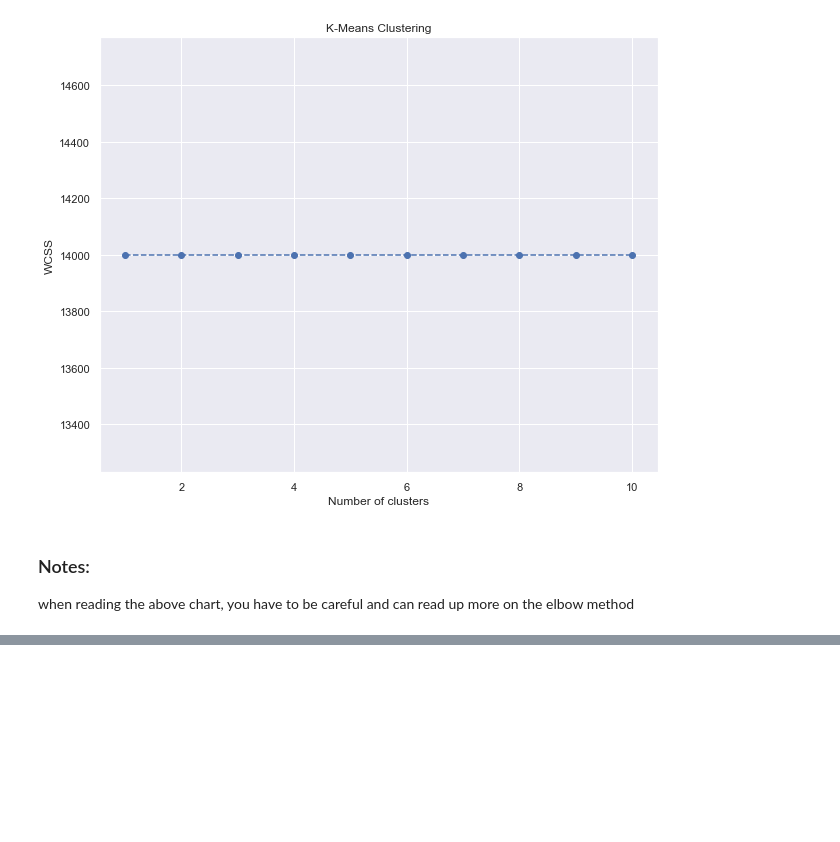
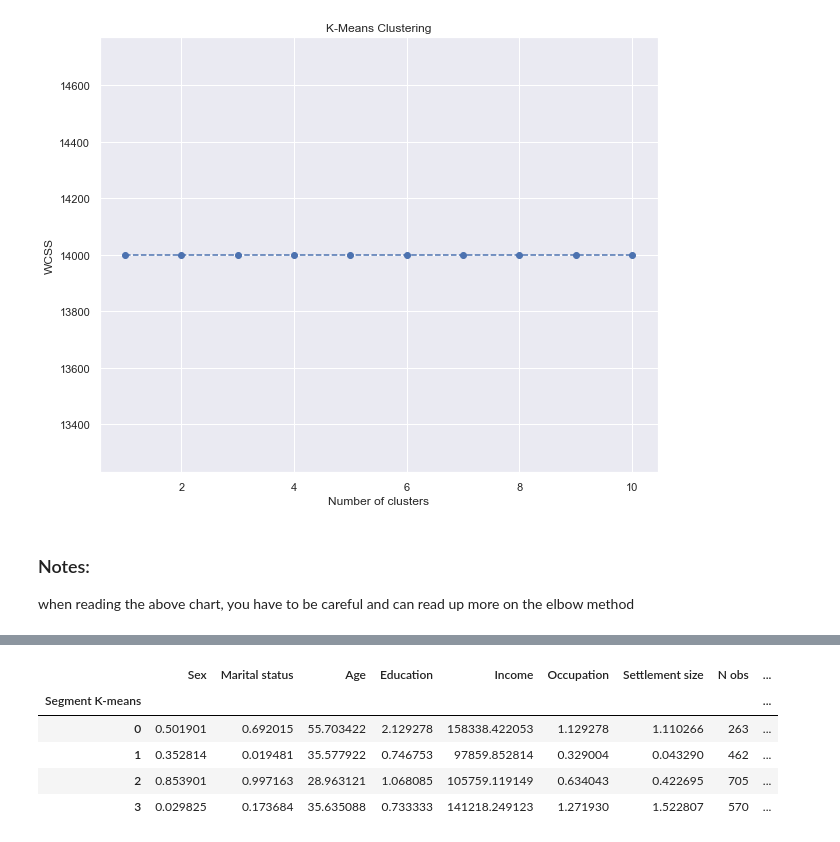
Before and after one commit to Sethchong/Customer_Analytics_DS, a Jupyter notebook: Customer Analytics Segmentation 4.2.ipynb, the cells around one changed output, grey strips where cells are left out. Saved outputs shown, nothing was run; the diff lists cells and outputs as text; code cells hidden in the pictures; blank space fills up the shorter version.

```diff
--- a/Customer Analytics Segmentation 4.2.ipynb
+++ b/Customer Analytics Segmentation 4.2.ipynb
@@ -163,0 +174,4 @@ KMeans(n_clusters=1, random_state=42)
+# %%
+# groupby segment k means and then find the mean value
+df_segm_analysis = df_segm_kmeans.groupby(['Segment K-means']).mean()
+df_segm_analysis
@@ -163,0 +185,15 @@ KMeans(n_clusters=1, random_state=42)
+# %%
+# we want to group by count instead of mean
+# we also want to add a new col > df_segm_analysis['N Obs']
+df_segm_analysis['N Obs'] = df_segm_kmeans[['Segment K-means', 'Sex']].groupby(['Segment K-means']).count()
+
+# N Obs, the Obs has to be big letter O, but im not sure why if its small letter it wont work
+df_segm_analysis['Prop Obs'] = df_segm_analysis['N Obs'] / df_segm_analysis['N Obs'].sum()
+df_segm_analysis
+# %% [output]
+|  | Sex | Marital status | Age | Education | Income | Occupation | Settlement size | N obs | ... |
+| Segment K-means |  |  |  |  |  |  |  |  | ... |
+| 0 | 0.501901 | 0.692015 | 55.703422 | 2.129278 | 158338.422053 | 1.129278 | 1.110266 | 263 | ... |
+| 1 | 0.352814 | 0.019481 | 35.577922 | 0.746753 | 97859.852814 | 0.329004 | 0.043290 | 462 | ... |
+| 2 | 0.853901 | 0.997163 | 28.963121 | 1.068085 | 105759.119149 | 0.634043 | 0.422695 | 705 | ... |
+| 3 | 0.029825 | 0.173684 | 35.635088 | 0.733333 | 141218.249123 | 1.271930 | 1.522807 | 570 | ... |
```
Also changed, not shown: parts of 9 cells of this notebook.
